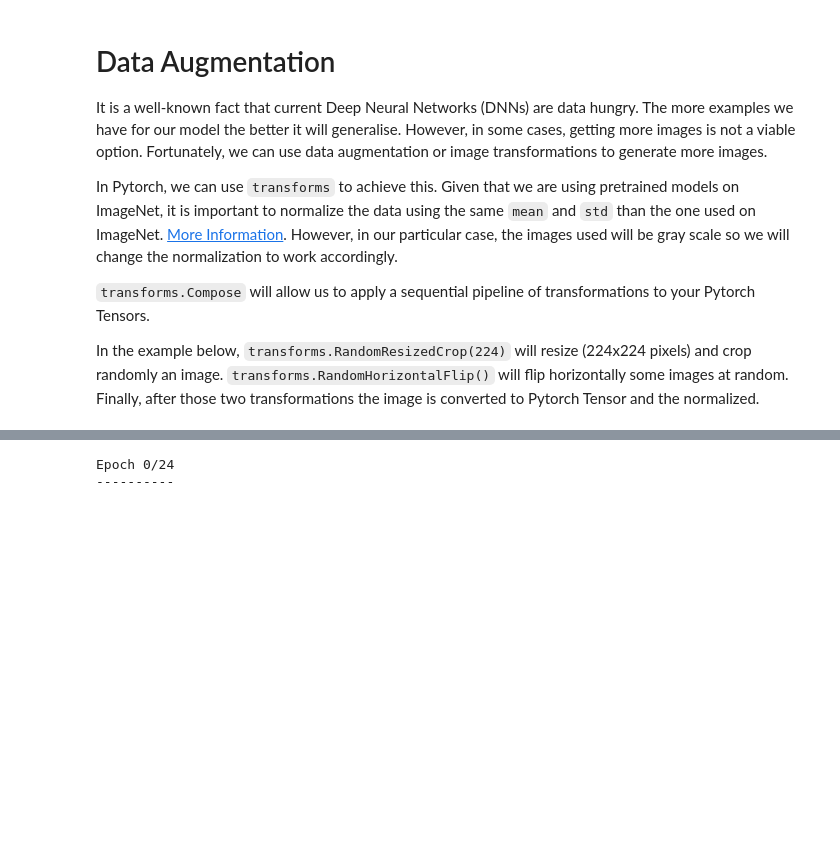
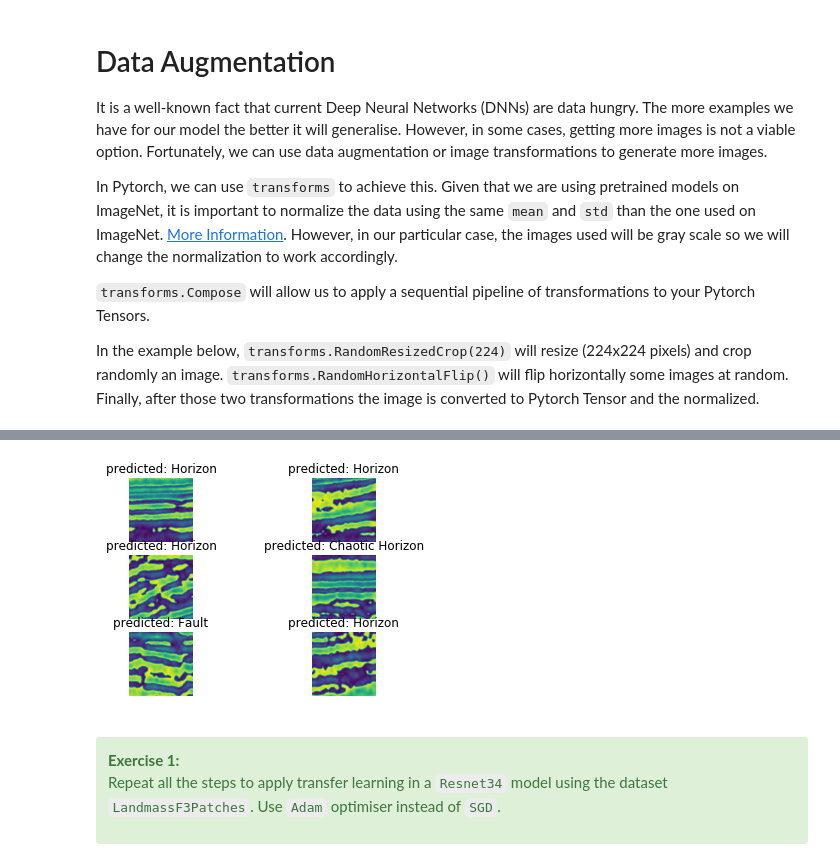
Before and after one commit to 3springs/deep_ml_curriculum, a Jupyter notebook: notebooks/15 Finetuning/Finetuning.ipynb, the cells around one changed output, grey strips where cells are left out. Saved outputs shown, nothing was run; the diff lists cells and outputs as text; code cells hidden in the pictures; blank space fills up the shorter version.

```diff
--- a/notebooks/15 Finetuning/Finetuning.ipynb
+++ b/notebooks/15 Finetuning/Finetuning.ipynb
@@ -144,5 +160,5 @@ Compose(
 # %%
-def train_model(model, criterion, optimizer, scheduler, num_epochs=25):
+def train_model(model, dataloaders, criterion, optimizer, scheduler, num_epochs=25):
     since = time.time()
     dataloader = None
     best_model_wts = copy.deepcopy(model.state_dict())
@@ -155,20 +171,19 @@ def train_model(model, criterion, optimizer, scheduler, num_epochs=25):
         # Each epoch has a training and validation phase
         for phase in ['train', 'val']:
             if phase == 'train':
-                dataloader = landmassf3_train
                 model.train()  # Set model to training mode
             else:
-                dataloader = landmassf3_test
                 model.eval()   # Set model to evaluate mode
 
             running_loss = 0.0
             running_corrects = 0
 
             # Iterate over data.
-            for inputs, labels in dataloader:
+            for inputs, labels in dataloaders[phase]:
 
-                inputs = data_transforms[phase](inputs).unsqueeze(0).to(device)
-                labels = torch.LongTensor([labels]).to(device)
+                #print(inputs.shape, labels.shape)
+                inputs = inputs.to(device)
+                labels = labels.to(device)
 
                 # zero the parameter gradients
                 optimizer.zero_grad()
@@ -191,8 +206,8 @@ def train_model(model, criterion, optimizer, scheduler, num_epochs=25):
             if phase == 'train':
                 scheduler.step()
 
-            epoch_loss = running_loss / dataset_sizes[phase]
-            epoch_acc = running_corrects.double() / dataset_sizes[phase]
+            epoch_loss = running_loss / len(dataloaders[phase])
+            epoch_acc = running_corrects.double() / len(dataloaders[phase])
 
             print('{} Loss: {:.4f} Acc: {:.4f}'.format(
                 phase, epoch_loss, epoch_acc))
@@ -212,3 +227,6 @@ def train_model(model, criterion, optimizer, scheduler, num_epochs=25):
     # load best model weights
     model.load_state_dict(best_model_wts)
     return model
+# %%
+model_ft = train_model(model_ft, dataloaders,criterion, optimizer_ft, exp_lr_scheduler,
+                       num_epochs=5)
@@ -220,7 +256,7 @@ def visualize_model(model, num_images=6):
     fig = plt.figure()
 
     with torch.no_grad():
-        for i, (inputs, labels) in enumerate(dataloaders['val']):
+        for i, (inputs, labels) in enumerate(dataloader_val):
             inputs = inputs.to(device)
             labels = labels.to(device)
 
@@ -231,16 +267,20 @@ def visualize_model(model, num_images=6):
                 images_so_far += 1
                 ax = plt.subplot(num_images//2, 2, images_so_far)
                 ax.axis('off')
-                ax.set_title('predicted: {}'.format(class_names[preds[j]]))
-                imshow(inputs.cpu().data[j])
+                ax.set_title('predicted: {}'.format(dataloader_val.dataset.classes[preds[j]]))
+                plt.imshow(transforms.ToPILImage()(inputs.cpu().data[j]), interpolation="bicubic")
 
                 if images_so_far == num_images:
                     model.train(mode=was_training)
                     return
         model.train(mode=was_training)
-# %%
-model_ft = train_model(model_ft, criterion, optimizer_ft, exp_lr_scheduler,
-                       num_epochs=25)
-# %% [output]
-Epoch 0/24
-----------
+# %%
+visualize_model(model_ft, num_images=6)
+# %% [output]
+[figure, added]
+# %% [markdown]
+<div class="alert alert-success" style="font-size:100%">
+
+**Exercise 1:** <br>
+Repeat all the steps to apply transfer learning in a `Resnet34` model using the dataset `LandmassF3Patches`. Use `Adam` optimiser instead of `SGD`.
+</div>
```
Also changed, not shown: parts of 18 cells of this notebook.
